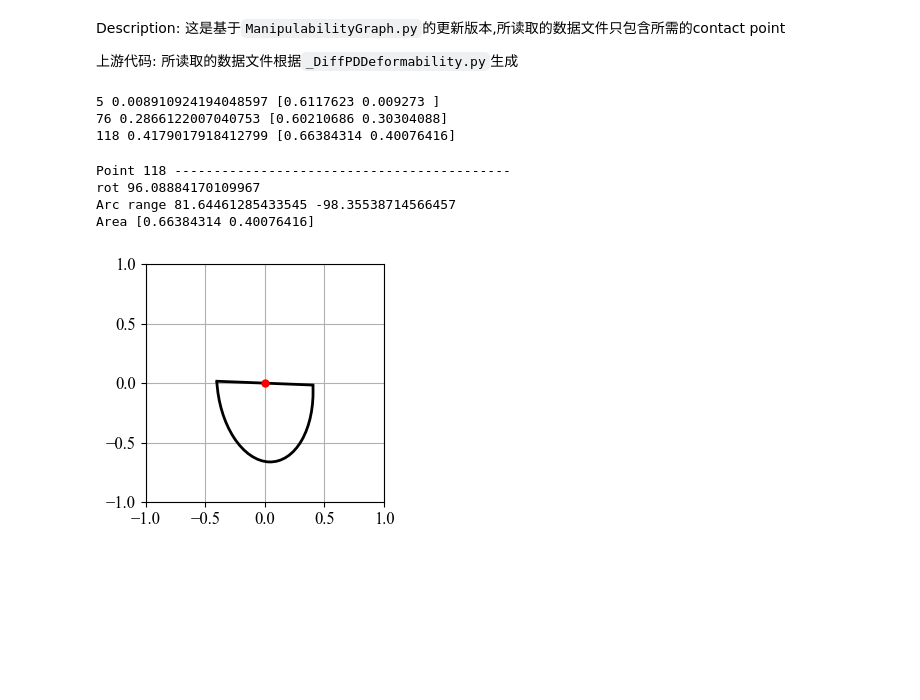
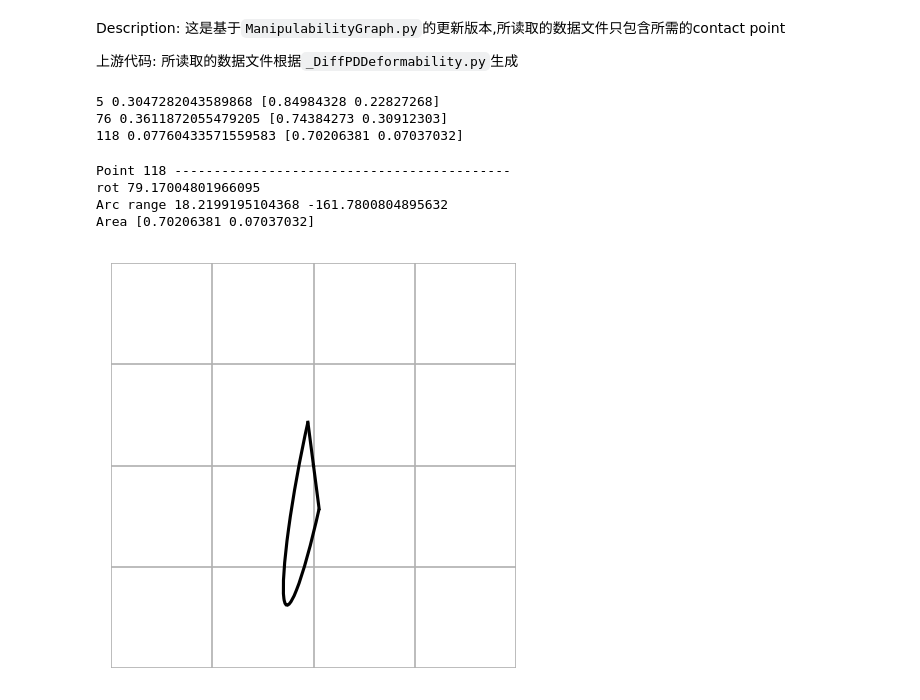
Before and after one commit to yang-si-hang/paper-2023, a Jupyter notebook: Test branch/PD/DataAnalyse/20240325-mani graph/ManipulabilityGraph2.ipynb, the cells around one changed output. Drawn from its saved outputs; the diff is of its cells as text; code cells hidden in the pictures; blank space fills up the shorter version.

```diff
--- a/Test branch/PD/DataAnalyse/20240325-mani graph/ManipulabilityGraph2.ipynb
+++ b/Test branch/PD/DataAnalyse/20240325-mani graph/ManipulabilityGraph2.ipynb
@@ -16,7 +17,8 @@ import matplotlib.patches as patches
 rcParams['font.family'] = 'serif'
 rcParams['font.serif'] = 'Times New Roman'
 # %%
-marker_idx = 95
+marker_idx = 42
+# marker_idx = 95
 mani_list = [5, 76, 118]
 
 mani_dx_dy = np.zeros((121*2, 2*len(mani_list)))
@@ -26,9 +28,9 @@ for idx in mani_list:
     dx_dy_tmp = np.loadtxt(f'dx_dy-contact_idx_{idx}.csv', delimiter=',')
     mani_dx_dy[:, 2*mani_list.index(idx):2*(mani_list.index(idx)+1)] = dx_dy_tmp
 
-np.savetxt('mani_dx_dy-marker_95.csv', mani_dx_dy, fmt='%f', delimiter=',')
+np.savetxt(f'mani_dx_dy-marker_{marker_idx}.csv', mani_dx_dy, fmt='%f', delimiter=',')
 # %%
-mani_dx_dy = np.loadtxt('mani_dx_dy-marker_95.csv', delimiter=',')
+mani_dx_dy = np.loadtxt(f'mani_dx_dy-marker_{marker_idx}.csv', delimiter=',')
 
 mani_j = mani_dx_dy[marker_idx*2:marker_idx*2+2, :]
 
@@ -40,9 +42,9 @@ for idx in range(len(mani_list)):
     area_list.append(area_tmp)
     print(mani_list[idx], area_tmp, s)
 # %% [output]
-5 0.008910924194048597 [0.6117623 0.009273 ]
-76 0.2866122007040753 [0.60210686 0.30304088]
-118 0.4179017918412799 [0.66384314 0.40076416]
+5 0.3047282043589868 [0.84984328 0.22827268]
+76 0.3611872055479205 [0.74384273 0.30912303]
+118 0.07760433571559583 [0.70206381 0.07037032]
 # %%
 """
 得到可操作性图的相关参数
@@ -93,44 +95,52 @@ for idx_value in points_list:
     bottom_dict_list.append(dict_tmp)
 # %% [output]
 Point 118 -------------------------------------------
-rot 96.08884170109967
-Arc range 81.64461285433545 -98.35538714566457
-Area [0.66384314 0.40076416]
+rot 79.17004801966095
+Arc range 18.2199195104368 -161.7800804895632
+Area [0.70206381 0.07037032]
 # %%
 """
 绘制指定操作点的可操作性图
 point idx = 5, 76, 118. 直接修改points_list中的数值即可
 """
 dict_list = bottom_dict_list
-fig, axes = plt.subplots(1, 1, figsize=(6, 3), dpi=100)
+fig, axes = plt.subplots(1, 1, figsize=(3, 3), dpi=150)
 N = 0
 ax = axes
 point_idx = dict_list[N]['idx']
-
-axes.tick_params(axis='both', which='major', labelsize=12)    # 设置刻度标签大小
 
 s = dict_list[N]['s']
 rot_ang = dict_list[N]['rot']
 ang1, ang2 = dict_list[N]['arc_range']
 j_direction1 = dict_list[N]['j_direction1']
 j_direction2 = dict_list[N]['j_direction2']
 
 # 定义椭圆圆弧的参数:中心点坐标、宽度、高度、旋转角度、开始角度、结束角度
-ellipse_arc = patches.Arc((0., 0.), s[0]*2, s[1]*2, angle=rot_ang, theta1=ang1, theta2=ang2, color='k', linewidth=2)
+ellipse_arc = patches.Arc((0., 0.), s[0]*2, s[1]*2, angle=rot_ang, theta1=ang1, theta2=ang2, color='k', linewidth=1.5)
 ellipse_arc.set_zorder(2)
 
 # 将椭圆圆弧添加到子图上
 ax.add_patch(ellipse_arc)
-ax.plot([0., j_direction1[0]], [0., j_direction1[1]], color='k', linewidth=2, zorder=2)
-ax.plot([0., j_direction2[0]], [0., j_direction2[1]], color='k', linewidth=2, zorder=2)
-ax.scatter(0, 0, color='r', s=25, zorder=3)
+ax.plot([0., j_direction1[0]], [0., j_direction1[1]], color='k', linewidth=1.5, zorder=2)
+ax.plot([0., j_direction2[0]], [0., j_direction2[1]], color='k', linewidth=1.5, zorder=2)
+# ax.scatter(0, 0, color='r', s=25, zorder=2)
 
 ax.set_xlim([-1., 1.])
 ax.set_ylim([-1., 1.])
+ax.set_xticklabels([])
+ax.set_yticklabels([])
+ax.xaxis.set_major_locator(MultipleLocator(0.5))
+ax.yaxis.set_major_locator(MultipleLocator(0.5))
 ax.set_aspect('equal', adjustable='box')
 ax.grid(True, zorder=0)
+# ax.tick_params(axis='both', which='major', labelsize=12, length=0, direction='in', top=True, right=True)    # 设置刻度标签大小
+ax.tick_params(axis='both', which='both', labelsize=12, length=0, labelbottom=False, labelleft=False, bottom=False, left=False)
+ax.spines['top'].set_visible(False)
+ax.spines['right'].set_visible(False)
+ax.spines['bottom'].set_visible(False)
+ax.spines['left'].set_visible(False)
 
 plt.tight_layout()
-plt.show()
+fig.savefig(f'contact{points_list[0]}-marker{marker_idx}', transparent=True, dpi=300)
 # %% [output]
-[figure, old version]
+[figure, new version]
```
Also changed, not shown: parts of 1 cell of this notebook, 5 other files.
